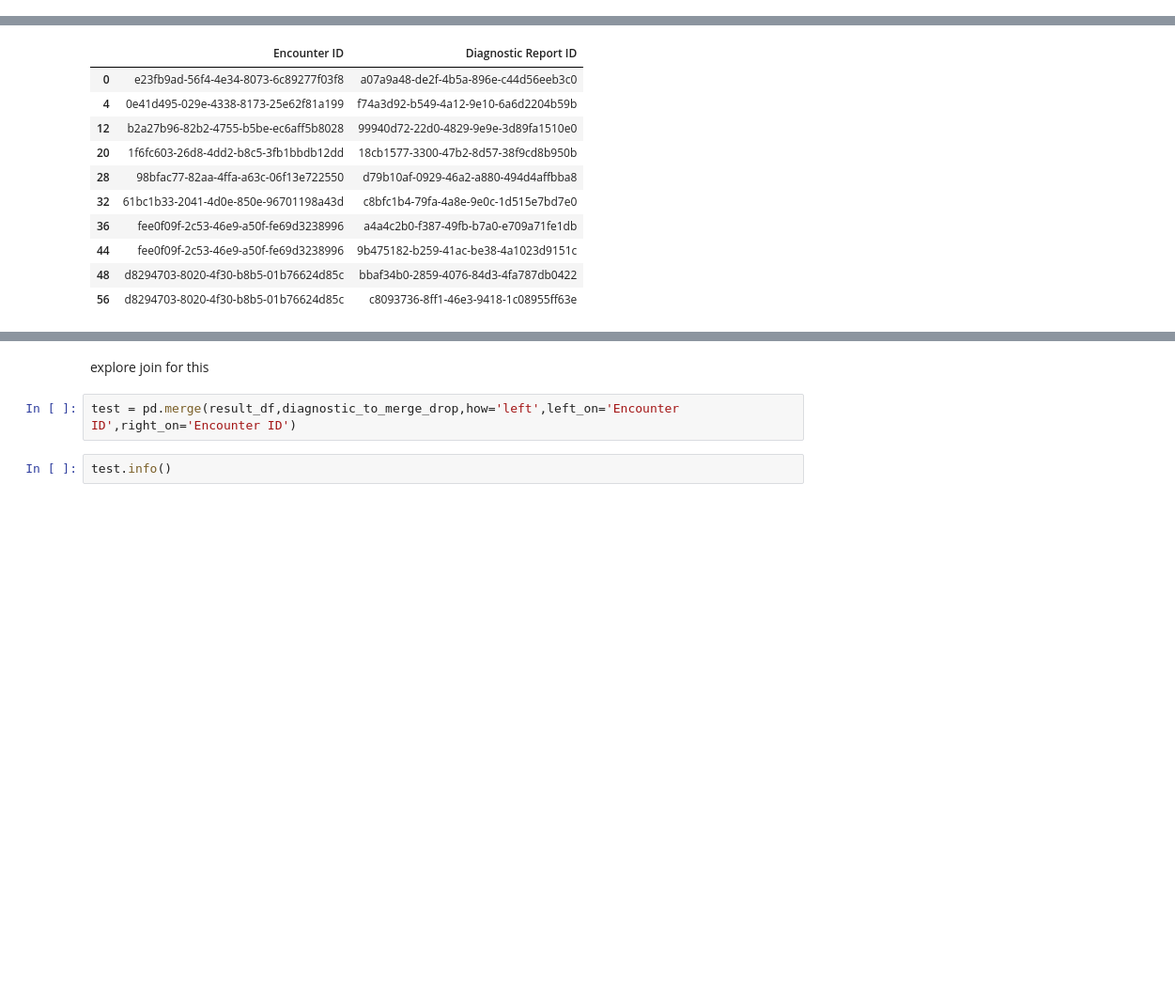
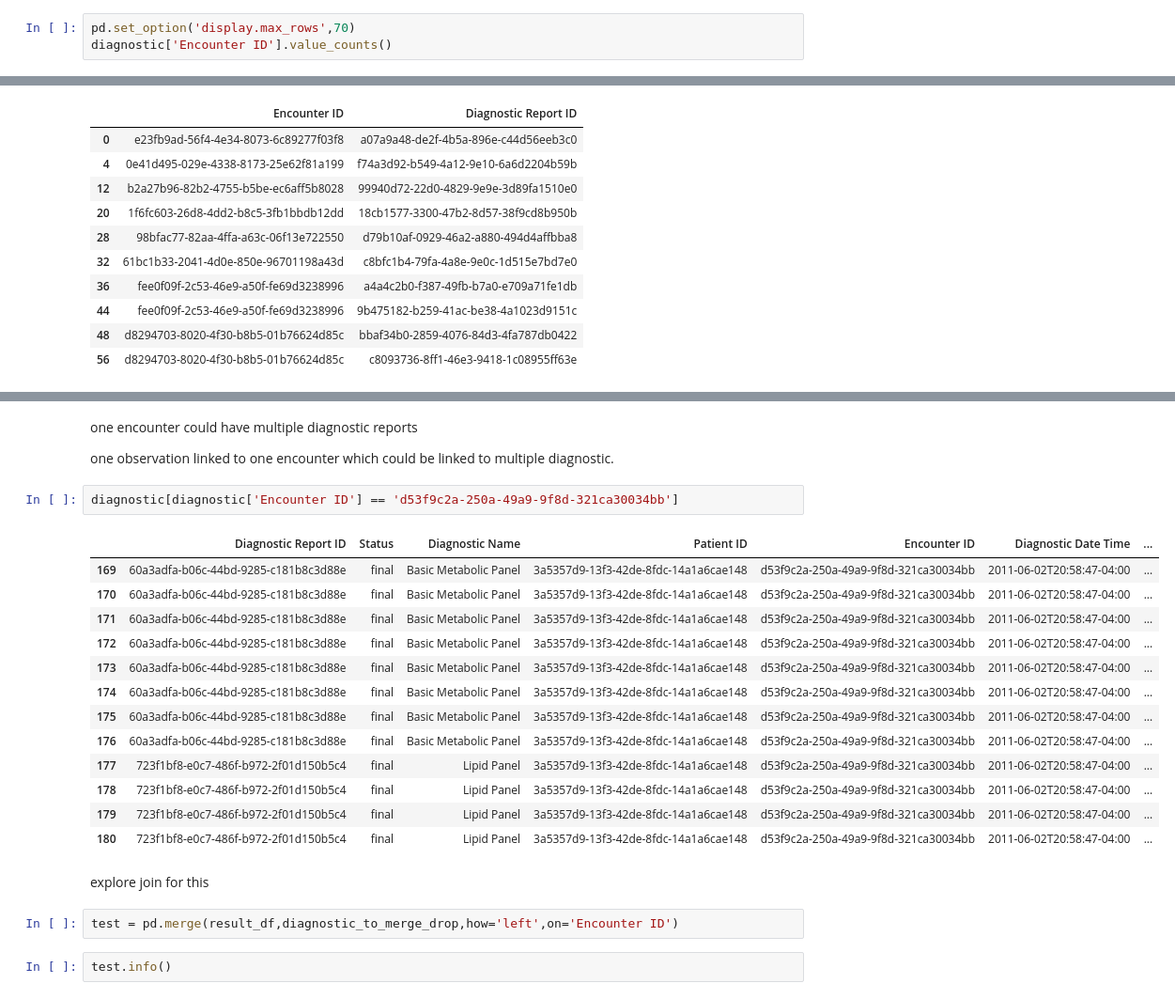
Before and after one commit to nischalmainali21/python_image_task, a Jupyter notebook: health_task/observation.ipynb, the cells around one changed output, grey strips where cells are left out. Shown: that part at 94% size. Cells and saved outputs as stored; diff of their text form; blank space fills up the shorter version.

Commit message:
update observation understanding

```diff
--- a/health_task/observation.ipynb
+++ b/health_task/observation.ipynb
@@ -229,3 +243,6 @@ Data columns (total 9 columns):
  8   result_display        524 non-null    object
 dtypes: object(9)
 memory usage: 37.0+ KB
+# %%
+pd.set_option('display.max_rows',70)
+diagnostic['Encounter ID'].value_counts()
@@ -288,7 +351,27 @@ diagnostic_to_merge_drop.head(10)
+# %% [markdown]
+one encounter could have multiple diagnostic reports
+
+one observation linked to one encounter which could be linked to multiple diagnostic.
+# %%
+diagnostic[diagnostic['Encounter ID'] == 'd53f9c2a-250a-49a9-9f8d-321ca30034bb']
+# %% [output]
+|  | Diagnostic Report ID | Status | Diagnostic Name | Patient ID | Encounter ID | Diagnostic Date Time | ... |
+| 169 | 60a3adfa-b06c-44bd-9285-c181b8c3d88e | final | Basic Metabolic Panel | 3a5357d9-13f3-42de-8fdc-14a1a6cae148 | d53f9c2a-250a-49a9-9f8d-321ca30034bb | 2011-06-02T20:58:47-04:00 | ... |
+| 170 | 60a3adfa-b06c-44bd-9285-c181b8c3d88e | final | Basic Metabolic Panel | 3a5357d9-13f3-42de-8fdc-14a1a6cae148 | d53f9c2a-250a-49a9-9f8d-321ca30034bb | 2011-06-02T20:58:47-04:00 | ... |
+| 171 | 60a3adfa-b06c-44bd-9285-c181b8c3d88e | final | Basic Metabolic Panel | 3a5357d9-13f3-42de-8fdc-14a1a6cae148 | d53f9c2a-250a-49a9-9f8d-321ca30034bb | 2011-06-02T20:58:47-04:00 | ... |
+| 172 | 60a3adfa-b06c-44bd-9285-c181b8c3d88e | final | Basic Metabolic Panel | 3a5357d9-13f3-42de-8fdc-14a1a6cae148 | d53f9c2a-250a-49a9-9f8d-321ca30034bb | 2011-06-02T20:58:47-04:00 | ... |
+| 173 | 60a3adfa-b06c-44bd-9285-c181b8c3d88e | final | Basic Metabolic Panel | 3a5357d9-13f3-42de-8fdc-14a1a6cae148 | d53f9c2a-250a-49a9-9f8d-321ca30034bb | 2011-06-02T20:58:47-04:00 | ... |
+| 174 | 60a3adfa-b06c-44bd-9285-c181b8c3d88e | final | Basic Metabolic Panel | 3a5357d9-13f3-42de-8fdc-14a1a6cae148 | d53f9c2a-250a-49a9-9f8d-321ca30034bb | 2011-06-02T20:58:47-04:00 | ... |
+| 175 | 60a3adfa-b06c-44bd-9285-c181b8c3d88e | final | Basic Metabolic Panel | 3a5357d9-13f3-42de-8fdc-14a1a6cae148 | d53f9c2a-250a-49a9-9f8d-321ca30034bb | 2011-06-02T20:58:47-04:00 | ... |
+| 176 | 60a3adfa-b06c-44bd-9285-c181b8c3d88e | final | Basic Metabolic Panel | 3a5357d9-13f3-42de-8fdc-14a1a6cae148 | d53f9c2a-250a-49a9-9f8d-321ca30034bb | 2011-06-02T20:58:47-04:00 | ... |
+| 177 | 723f1bf8-e0c7-486f-b972-2f01d150b5c4 | final | Lipid Panel | 3a5357d9-13f3-42de-8fdc-14a1a6cae148 | d53f9c2a-250a-49a9-9f8d-321ca30034bb | 2011-06-02T20:58:47-04:00 | ... |
+| 178 | 723f1bf8-e0c7-486f-b972-2f01d150b5c4 | final | Lipid Panel | 3a5357d9-13f3-42de-8fdc-14a1a6cae148 | d53f9c2a-250a-49a9-9f8d-321ca30034bb | 2011-06-02T20:58:47-04:00 | ... |
+| 179 | 723f1bf8-e0c7-486f-b972-2f01d150b5c4 | final | Lipid Panel | 3a5357d9-13f3-42de-8fdc-14a1a6cae148 | d53f9c2a-250a-49a9-9f8d-321ca30034bb | 2011-06-02T20:58:47-04:00 | ... |
+| 180 | 723f1bf8-e0c7-486f-b972-2f01d150b5c4 | final | Lipid Panel | 3a5357d9-13f3-42de-8fdc-14a1a6cae148 | d53f9c2a-250a-49a9-9f8d-321ca30034bb | 2011-06-02T20:58:47-04:00 | ... |
 # %% [markdown]
 explore join for this
 # %%
-test = pd.merge(result_df,diagnostic_to_merge_drop,how='left',left_on='Encounter ID',right_on='Encounter ID')
+test = pd.merge(result_df,diagnostic_to_merge_drop,how='left',on='Encounter ID')
 # %%
 test.info()
 # %% [output]
```
Also changed, not shown: parts of 18 cells of this notebook.
